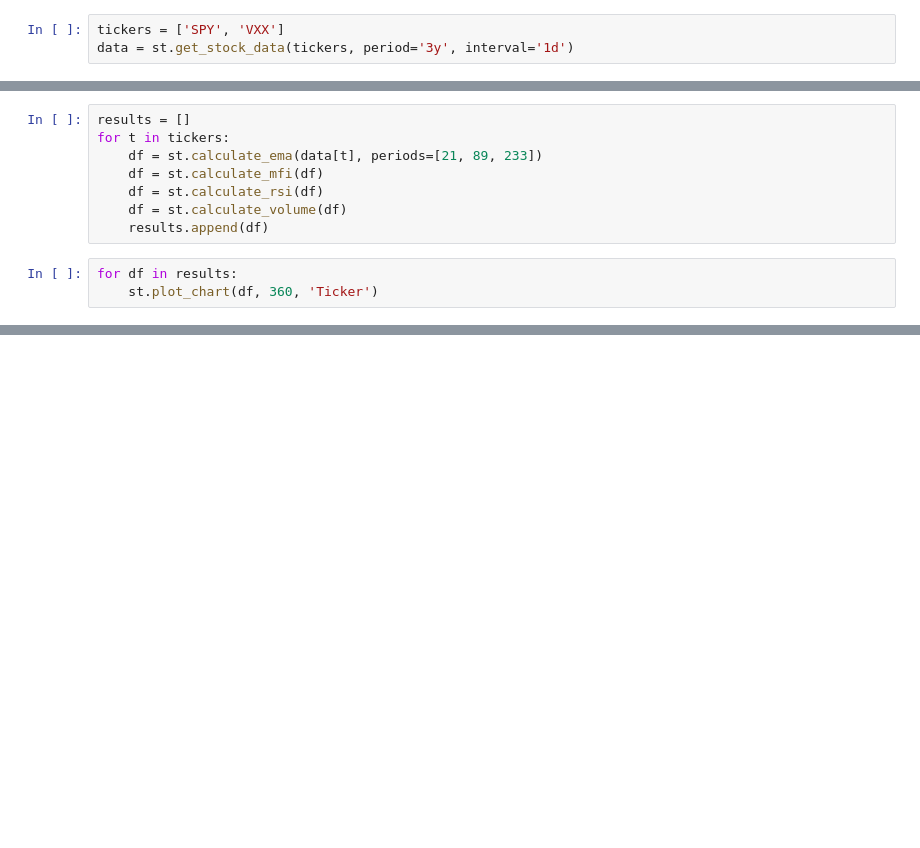
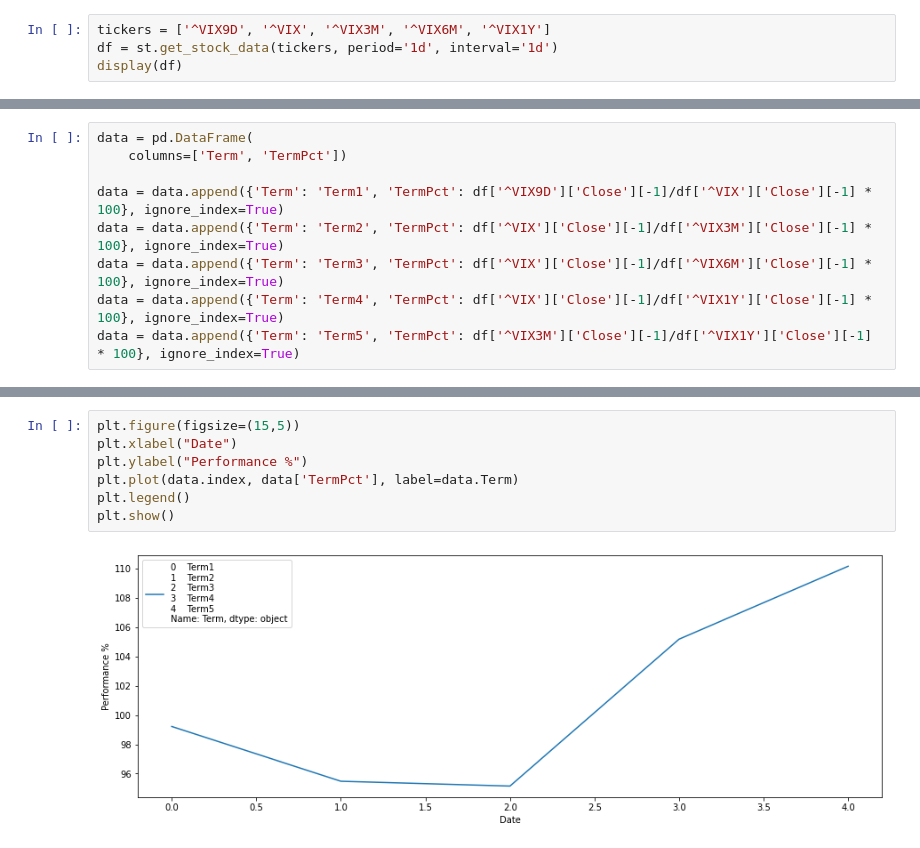
Before and after one commit to silver8ack/stockinator, a Jupyter notebook: volitility.ipynb, the cells around one changed output, grey strips where cells are left out. Saved outputs shown, nothing was run; the diff lists cells and outputs as text; blank space fills up the shorter version.

```diff
--- a/volitility.ipynb
+++ b/volitility.ipynb
@@ -10,6 +10,7 @@ pd.set_option('display.max_rows', 1000)
 pd.set_option('display.max_columns', 500)
 pd.set_option('display.width', 200)
 # %%
-tickers = ['SPY', 'VXX']
-data = st.get_stock_data(tickers, period='3y', interval='1d')
+tickers = ['^VIX9D', '^VIX', '^VIX3M', '^VIX6M', '^VIX1Y']
+df = st.get_stock_data(tickers, period='1d', interval='1d')
+display(df)
 # %% [output]
@@ -17,11 +21,0 @@ data = st.get_stock_data(tickers, period='3y', interval='1d')
-# %%
-results = []
-for t in tickers:
-    df = st.calculate_ema(data[t], periods=[21, 89, 233])
-    df = st.calculate_mfi(df)
-    df = st.calculate_rsi(df)
-    df = st.calculate_volume(df)
-    results.append(df)
-# %%
-for df in results:
-    st.plot_chart(df, 360, 'Ticker')
@@ -30,0 +22,9 @@ for df in results:
+# %%
+data = pd.DataFrame(
+    columns=['Term', 'TermPct'])
+
+data = data.append({'Term': 'Term1', 'TermPct': df['^VIX9D']['Close'][-1]/df['^VIX']['Close'][-1] * 100}, ignore_index=True)
+data = data.append({'Term': 'Term2', 'TermPct': df['^VIX']['Close'][-1]/df['^VIX3M']['Close'][-1] * 100}, ignore_index=True)
+data = data.append({'Term': 'Term3', 'TermPct': df['^VIX']['Close'][-1]/df['^VIX6M']['Close'][-1] * 100}, ignore_index=True)
+data = data.append({'Term': 'Term4', 'TermPct': df['^VIX']['Close'][-1]/df['^VIX1Y']['Close'][-1] * 100}, ignore_index=True)
+data = data.append({'Term': 'Term5', 'TermPct': df['^VIX3M']['Close'][-1]/df['^VIX1Y']['Close'][-1] * 100}, ignore_index=True)
@@ -30,0 +40,9 @@ for df in results:
+# %%
+plt.figure(figsize=(15,5))
+plt.xlabel("Date")
+plt.ylabel("Performance %")
+plt.plot(data.index, data['TermPct'], label=data.Term)
+plt.legend()
+plt.show()
+# %% [output]
+[figure, added]
```
Also changed, not shown: parts of 4 cells of this notebook, 6 other files.
